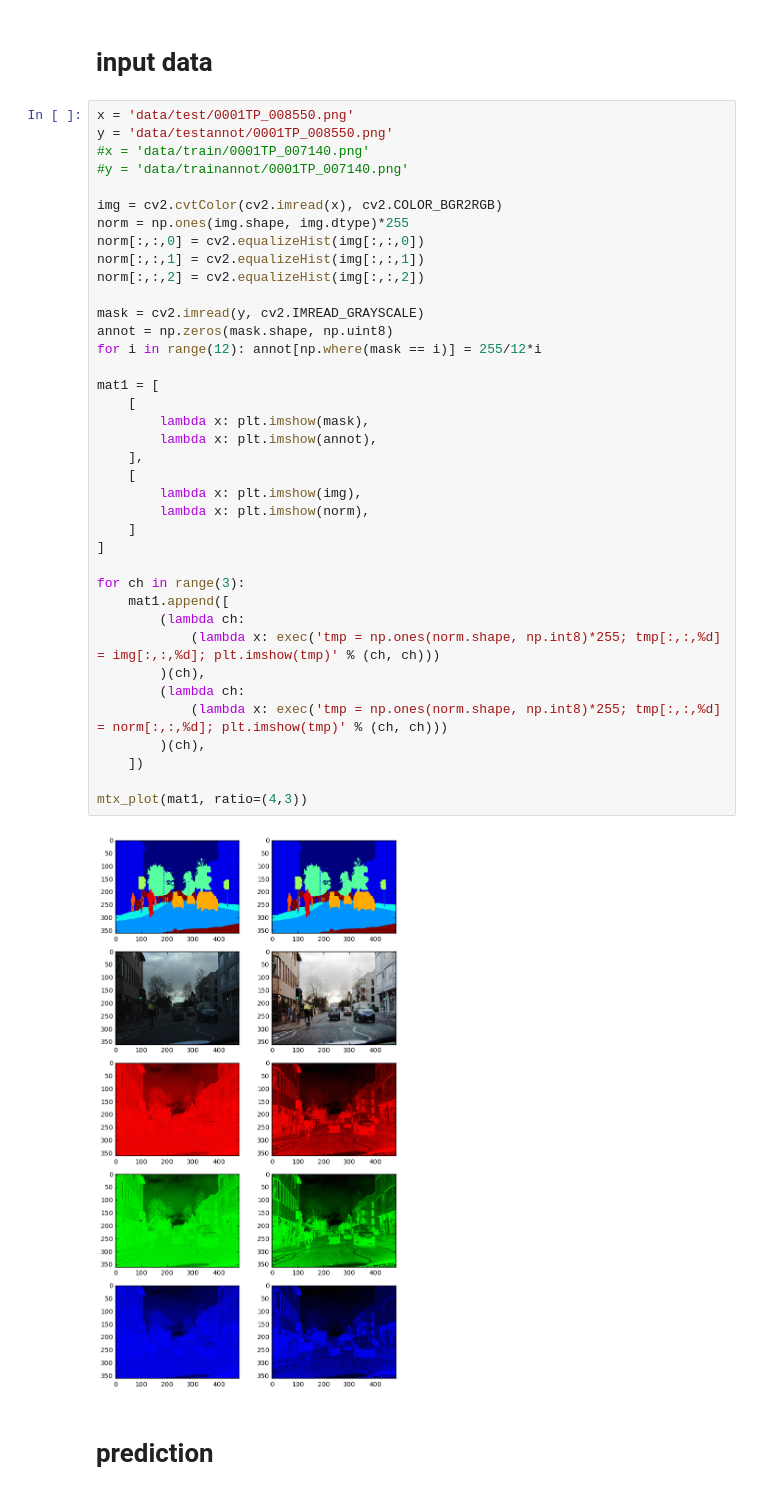
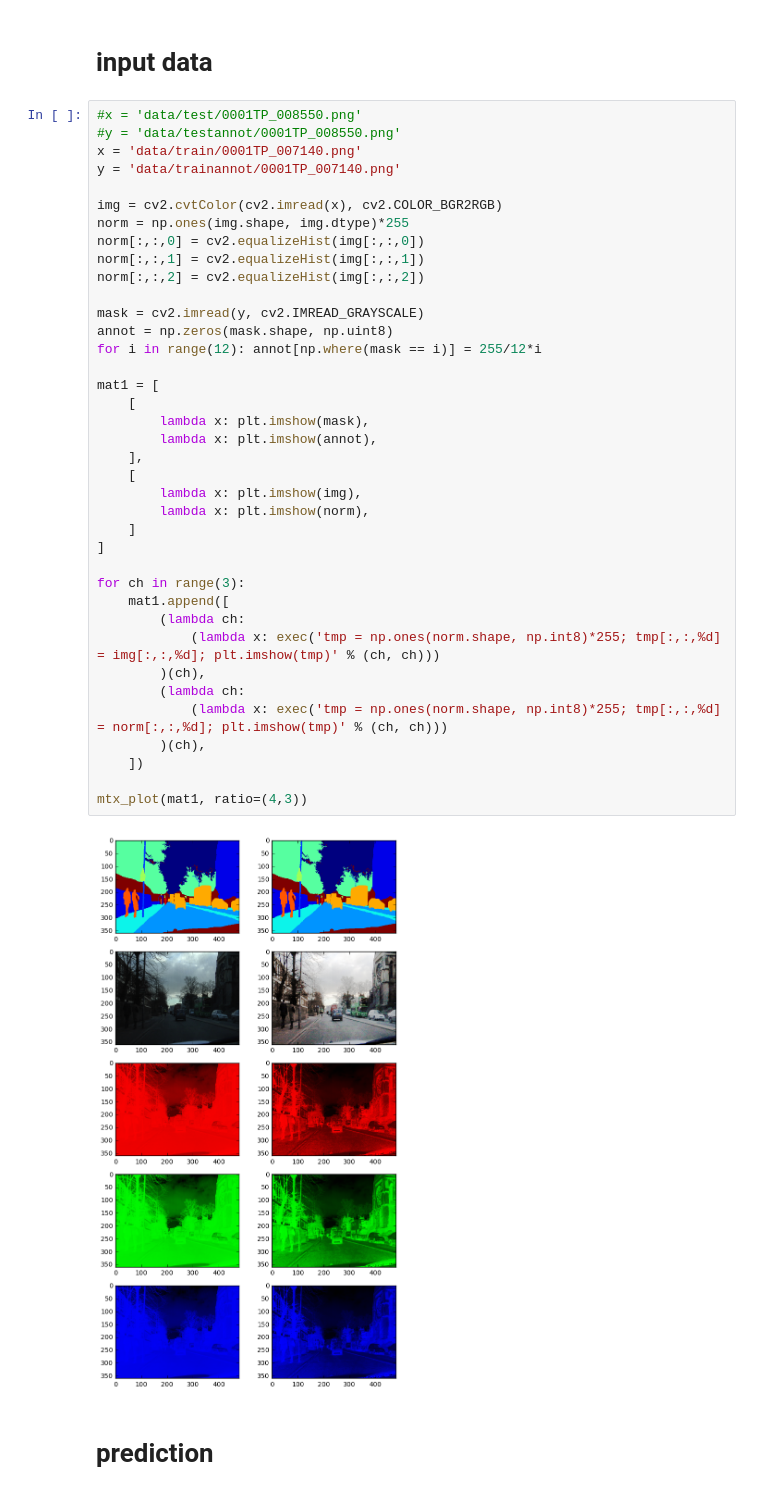
Before and after one commit to legokichi/keras-segnet, a Jupyter notebook: predict.ipynb, the cells around one changed output. Drawn from its saved outputs; the diff is of its cells as text.

```diff
--- a/predict.ipynb
+++ b/predict.ipynb
@@ -24,10 +24,10 @@ def mtx_plot(fnmtx, ratio):
 # %% [markdown]
 # input data
 # %%
-x = 'data/test/0001TP_008550.png'
-y = 'data/testannot/0001TP_008550.png'
-#x = 'data/train/0001TP_007140.png'
-#y = 'data/trainannot/0001TP_007140.png'
+#x = 'data/test/0001TP_008550.png'
+#y = 'data/testannot/0001TP_008550.png'
+x = 'data/train/0001TP_007140.png'
+y = 'data/trainannot/0001TP_007140.png'
 
 img = cv2.cvtColor(cv2.imread(x), cv2.COLOR_BGR2RGB)
 norm = np.ones(img.shape, img.dtype)*255
@@ -35,34 +35,34 @@ norm[:,:,0] = cv2.equalizeHist(img[:,:,0])
 norm[:,:,1] = cv2.equalizeHist(img[:,:,1])
 norm[:,:,2] = cv2.equalizeHist(img[:,:,2])
 
 mask = cv2.imread(y, cv2.IMREAD_GRAYSCALE)
 annot = np.zeros(mask.shape, np.uint8)
 for i in range(12): annot[np.where(mask == i)] = 255/12*i
 
 mat1 = [
     [
         lambda x: plt.imshow(mask),
         lambda x: plt.imshow(annot),
     ],
     [
         lambda x: plt.imshow(img),
         lambda x: plt.imshow(norm),
     ]
 ]
 
 for ch in range(3):
     mat1.append([
         (lambda ch:
             (lambda x: exec('tmp = np.ones(norm.shape, np.int8)*255; tmp[:,:,%d] = img[:,:,%d]; plt.imshow(tmp)' % (ch, ch)))
         )(ch),
         (lambda ch:
             (lambda x: exec('tmp = np.ones(norm.shape, np.int8)*255; tmp[:,:,%d] = norm[:,:,%d]; plt.imshow(tmp)' % (ch, ch)))
         )(ch),
     ])
 
 mtx_plot(mat1, ratio=(4,3))
 # %% [output]
-[figure, old version]
+[figure, new version]
 # %% [markdown]
 # prediction
 # %%
```
Also changed, not shown: parts of 1 cell of this notebook, 1 other file.
